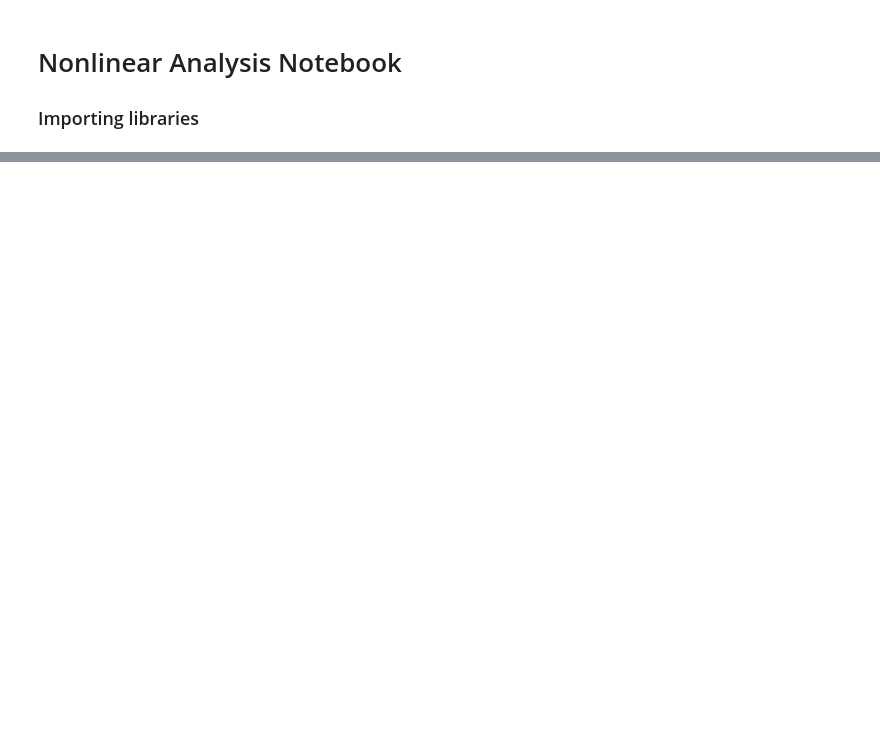
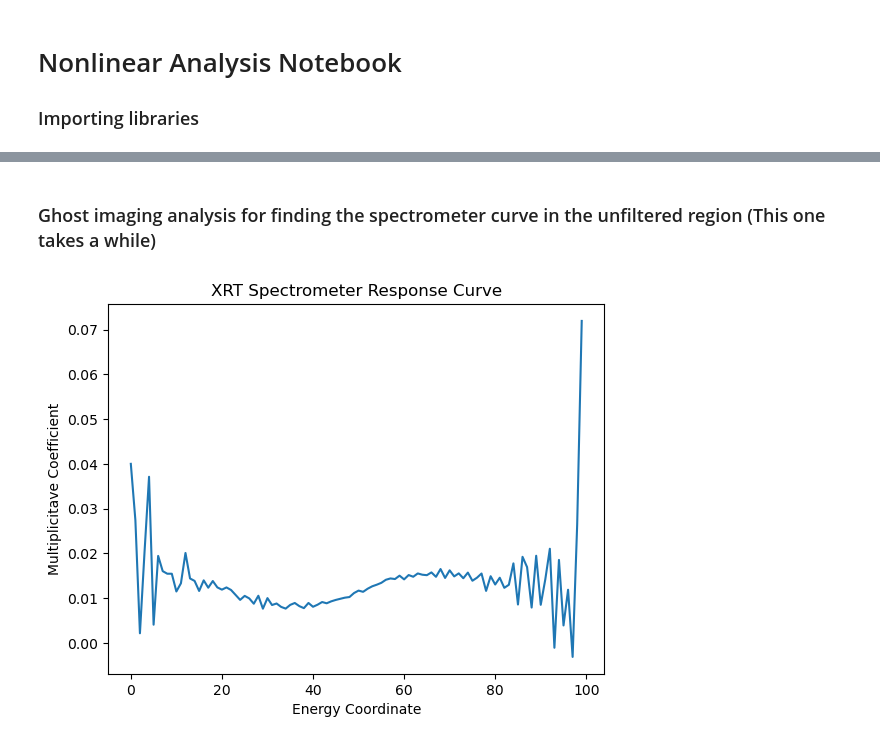
Before and after one commit to Weber-Group/L-10376, a Jupyter notebook: Nonlinear_Analysis.ipynb, the cells around one changed output, grey strips where cells are left out. Cells and saved outputs as stored; diff of their text form; code cells hidden in the pictures; blank space fills up the shorter version.

Commit message:
Made more changes to Nonlinear_Analysis.ipynb

```diff
--- a/Nonlinear_Analysis.ipynb
+++ b/Nonlinear_Analysis.ipynb
@@ -81,0 +179,32 @@ xray_eV = data['ebeam/photon_energy']    # x-ray energy energy in eV
+# %% [markdown]
+### Ghost imaging analysis for finding the spectrometer curve in the unfiltered region (This one takes a while)
+# %%
+# Re-binning the spectrometer data on a shot-to-shot basis
+specGood2 = specGood[:,500:1600]; # Cutting off spectrometer values
+###############
+N=100 # New amount of bins. (original is 1100)
+################
+total_shots = specGood2.shape[0];
+original_bins = specGood2.shape[1];
+if original_bins % N != 0: # See if the new amount of bins are good
+    raise ValueError("Number of original bins must be divisible by N.")
+delta_N = specGood2.shape[1] // N; # Bin size
+
+
+# Preallocate the rebinned spectrum
+specGoodRebin = np.zeros((total_shots, N))
+
+# Perform the rebinning
+for i in range(total_shots):
+    for j in range(N):
+        sidx = j * delta_N
+        eidx = (j + 1) * delta_N
+        specGoodRebin[i, j] = np.sum(specGood2[i, sidx:eidx])
+F_bright, residuals, rank, s = np.linalg.lstsq(specGoodRebin, scattered_xrays[goodSpecIdx], rcond=None)
+plt.plot(F_bright)
+plt.title('XRT Spectrometer Response Curve')
+plt.xlabel('Energy Coordinate')
+plt.ylabel('Multiplicitave Coefficient')
+plt.show()
+# %% [output]
+[figure, added]
```
Also changed, not shown: parts of 20 cells of this notebook.
